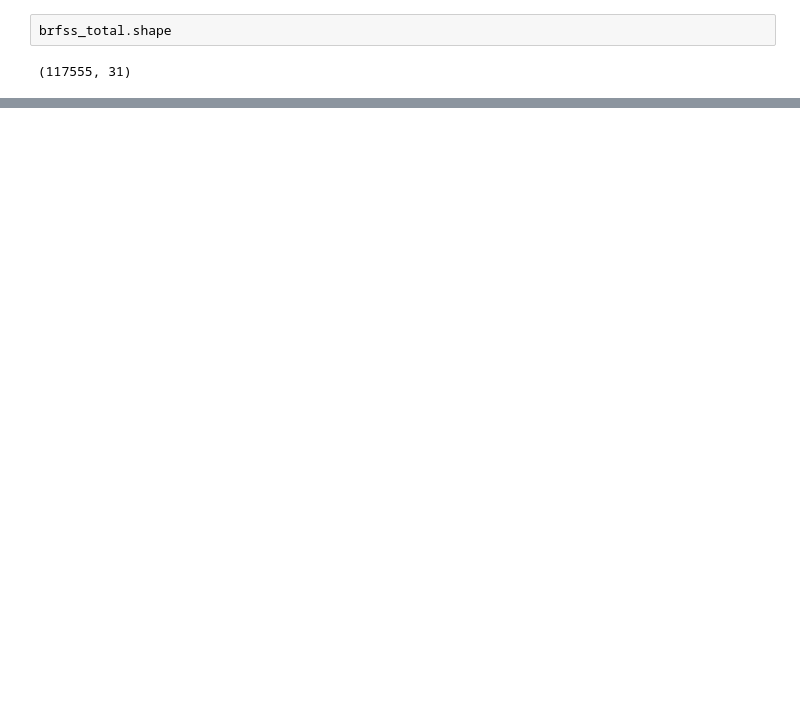
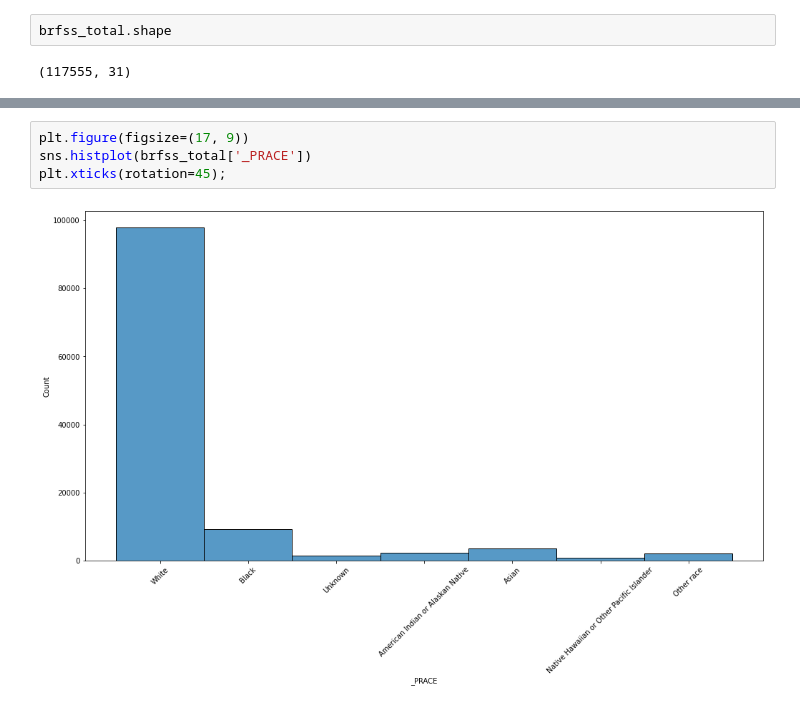
Before and after one commit to eklee151/Adverse-Childhood-Experiences, a Jupyter notebook: 3_eda.ipynb, the cells around one changed output, grey strips where cells are left out. Drawn from its saved outputs; the diff is of its cells as text; blank space fills up the shorter version.

```diff
--- a/3_eda.ipynb
+++ b/3_eda.ipynb
@@ -201,0 +77,6 @@ sns.heatmap(brfss_total[['ACEDEPRS', 'ACEDRINK', 'ACEDRUGS', 'ACEPRISN', 'ACEDIV
+# %%
+plt.figure(figsize=(17, 9))
+sns.histplot(brfss_total['_PRACE'])
+plt.xticks(rotation=45);
+# %% [output]
+[figure, added]
```
Also changed, not shown: parts of 117 cells of this notebook, 2 other files.
